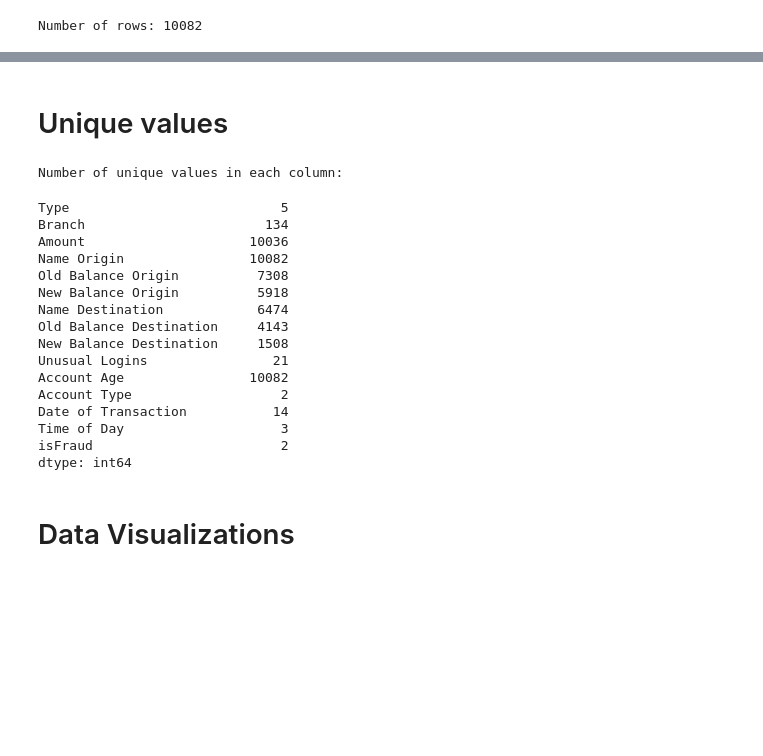
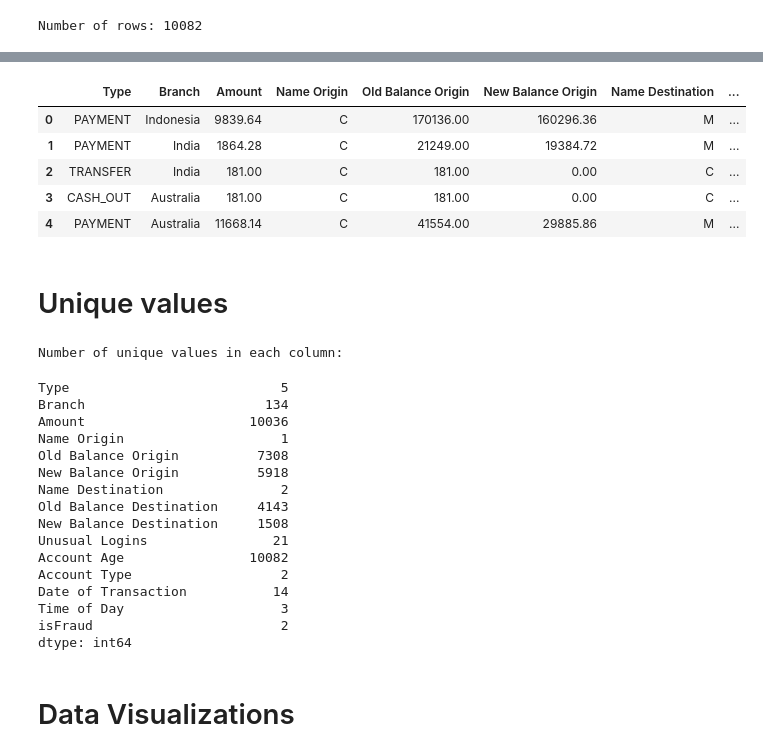
Before and after one commit to Shrutisd1003/XAI-for-Financial-Fraud-Detection, a Jupyter notebook: Model building/EDA.ipynb, the cells around one changed output, grey strips where cells are left out. Saved outputs shown, nothing was run; the diff lists cells and outputs as text; code cells hidden in the pictures; blank space fills up the shorter version.

```diff
--- a/Model building/EDA.ipynb
+++ b/Model building/EDA.ipynb
@@ -124,3 +135,14 @@ Number of rows: 10082
+# %%
+df["Name Origin"] = df["Name Origin"].str[0]
+df["Name Destination"] = df["Name Destination"].str[0]
+df.head()
+# %% [output]
+|  | Type | Branch | Amount | Name Origin | Old Balance Origin | New Balance Origin | Name Destination | ... |
+| 0 | PAYMENT | Indonesia | 9839.64 | C | 170136.00 | 160296.36 | M | ... |
+| 1 | PAYMENT | India | 1864.28 | C | 21249.00 | 19384.72 | M | ... |
+| 2 | TRANSFER | India | 181.00 | C | 181.00 | 0.00 | C | ... |
+| 3 | CASH_OUT | Australia | 181.00 | C | 181.00 | 0.00 | C | ... |
+| 4 | PAYMENT | Australia | 11668.14 | C | 41554.00 | 29885.86 | M | ... |
 # %% [markdown]
 # Unique values
 # %%
@@ -131,10 +153,10 @@ Number of unique values in each column:
 Type                           5
 Branch                       134
 Amount                     10036
-Name Origin                10082
+Name Origin                    1
 Old Balance Origin          7308
 New Balance Origin          5918
-Name Destination            6474
+Name Destination               2
 Old Balance Destination     4143
 New Balance Destination     1508
 Unusual Logins                21
```
Also changed, not shown: parts of 6 cells of this notebook, 9 other files.
